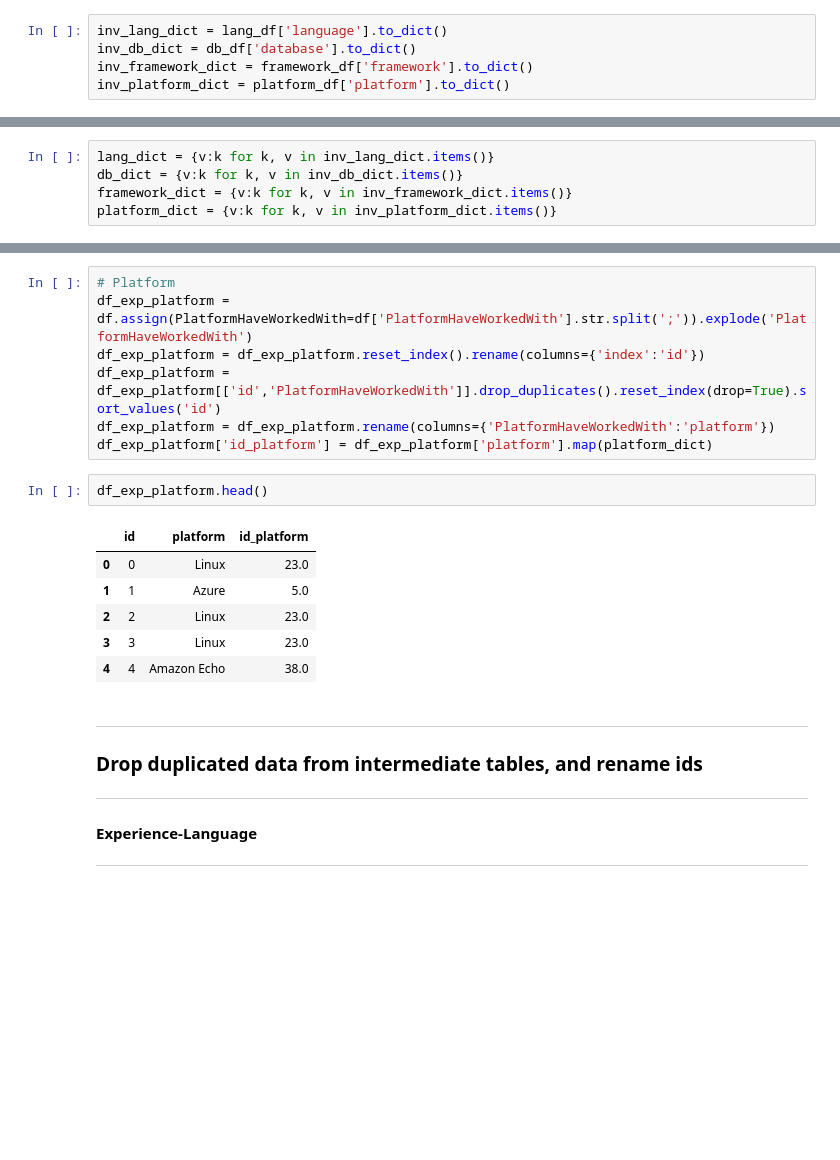
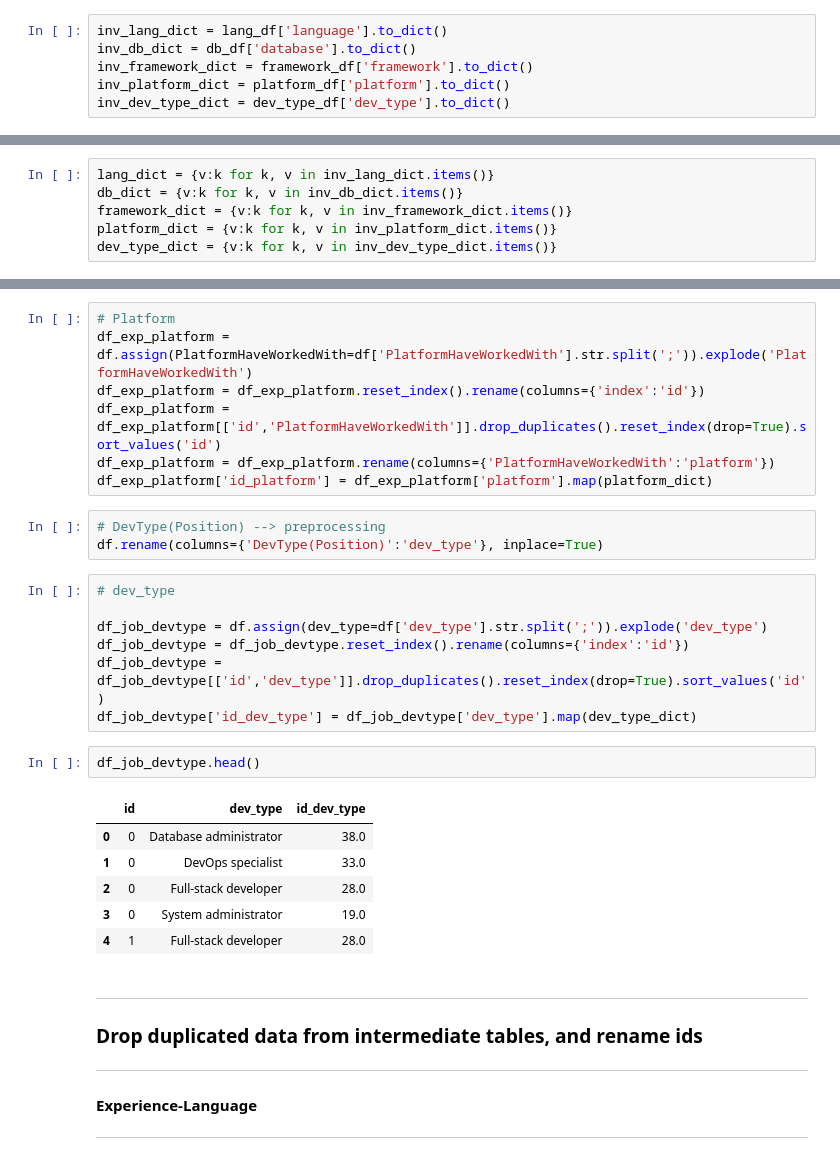
Before and after one commit to PhDNoe/PF_Tendencias_Mercado_Laboral, a Jupyter notebook: tables_for_postgres/get_table.ipynb, the cells around one changed output, grey strips where cells are left out. Saved outputs shown, nothing was run; the diff lists cells and outputs as text; blank space fills up the shorter version.

```diff
--- a/tables_for_postgres/get_table.ipynb
+++ b/tables_for_postgres/get_table.ipynb
@@ -363,3 +368,4 @@ inv_lang_dict = lang_df['language'].to_dict()
 inv_db_dict = db_df['database'].to_dict()
 inv_framework_dict = framework_df['framework'].to_dict()
 inv_platform_dict = platform_df['platform'].to_dict()
+inv_dev_type_dict = dev_type_df['dev_type'].to_dict()
@@ -368,6 +394,7 @@ lang_dict = {v:k for k, v in inv_lang_dict.items()}
 db_dict = {v:k for k, v in inv_db_dict.items()}
 framework_dict = {v:k for k, v in inv_framework_dict.items()}
 platform_dict = {v:k for k, v in inv_platform_dict.items()}
+dev_type_dict = {v:k for k, v in inv_dev_type_dict.items()}
 # %%
 lang_dict
 # %% [output]
@@ -421,15 +448,25 @@ df_exp_platform = df_exp_platform.reset_index().rename(columns={'index':'id'})
 df_exp_platform = df_exp_platform[['id','PlatformHaveWorkedWith']].drop_duplicates().reset_index(drop=True).sort_values('id')
 df_exp_platform = df_exp_platform.rename(columns={'PlatformHaveWorkedWith':'platform'})
 df_exp_platform['id_platform'] = df_exp_platform['platform'].map(platform_dict)
+# %%
+# DevType(Position) --> preprocessing
+df.rename(columns={'DevType(Position)':'dev_type'}, inplace=True)
+# %%
+# dev_type
+
+df_job_devtype = df.assign(dev_type=df['dev_type'].str.split(';')).explode('dev_type')
+df_job_devtype = df_job_devtype.reset_index().rename(columns={'index':'id'})
+df_job_devtype = df_job_devtype[['id','dev_type']].drop_duplicates().reset_index(drop=True).sort_values('id')
+df_job_devtype['id_dev_type'] = df_job_devtype['dev_type'].map(dev_type_dict)
 # %%
-df_exp_platform.head()
+df_job_devtype.head()
 # %% [output]
-|  | id | platform | id_platform |
-| 0 | 0 | Linux | 23.0 |
-| 1 | 1 | Azure | 5.0 |
-| 2 | 2 | Linux | 23.0 |
-| 3 | 3 | Linux | 23.0 |
-| 4 | 4 | Amazon Echo | 38.0 |
+|  | id | dev_type | id_dev_type |
+| 0 | 0 | Database administrator | 38.0 |
+| 1 | 0 | DevOps specialist | 33.0 |
+| 2 | 0 | Full-stack developer | 28.0 |
+| 3 | 0 | System administrator | 19.0 |
+| 4 | 1 | Full-stack developer | 28.0 |
 # %% [markdown]
 ---
 ### Drop duplicated data from intermediate tables, and rename ids
```
Also changed, not shown: parts of 26 cells of this notebook, 14 other files.
